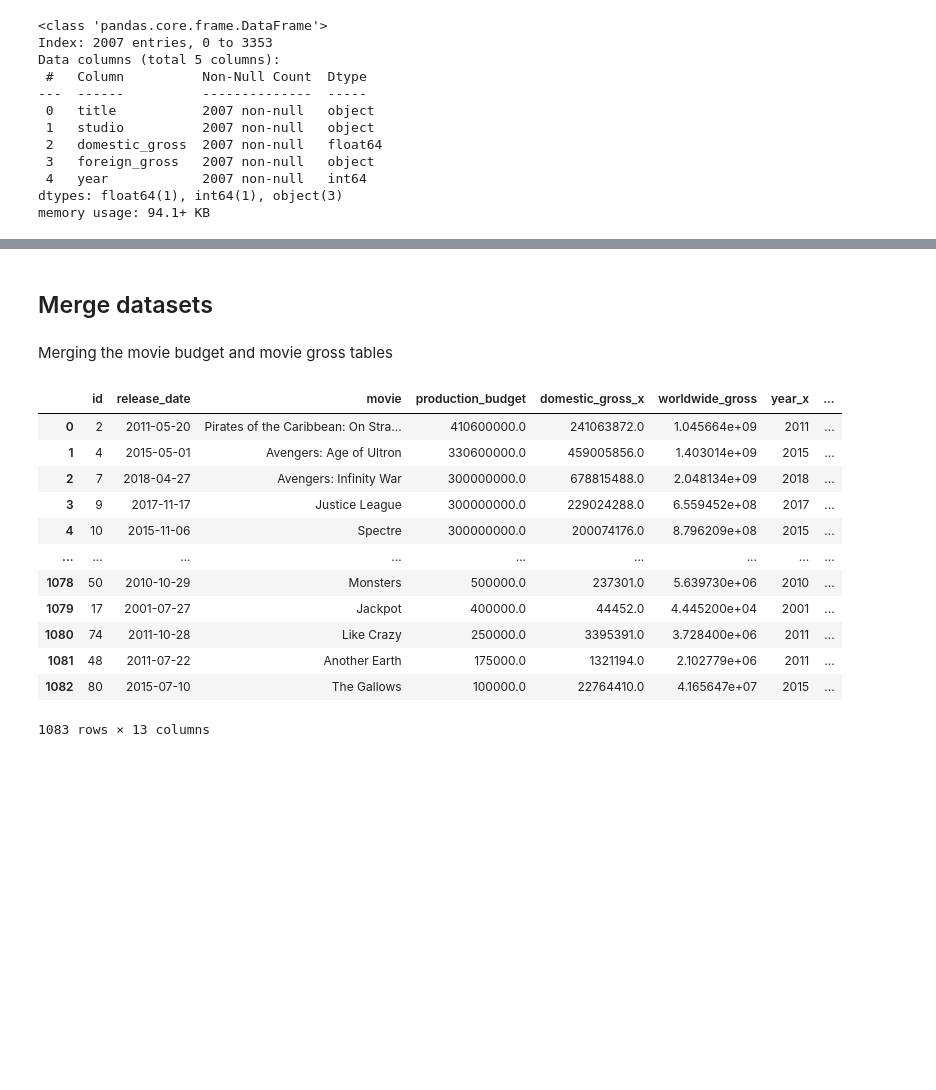
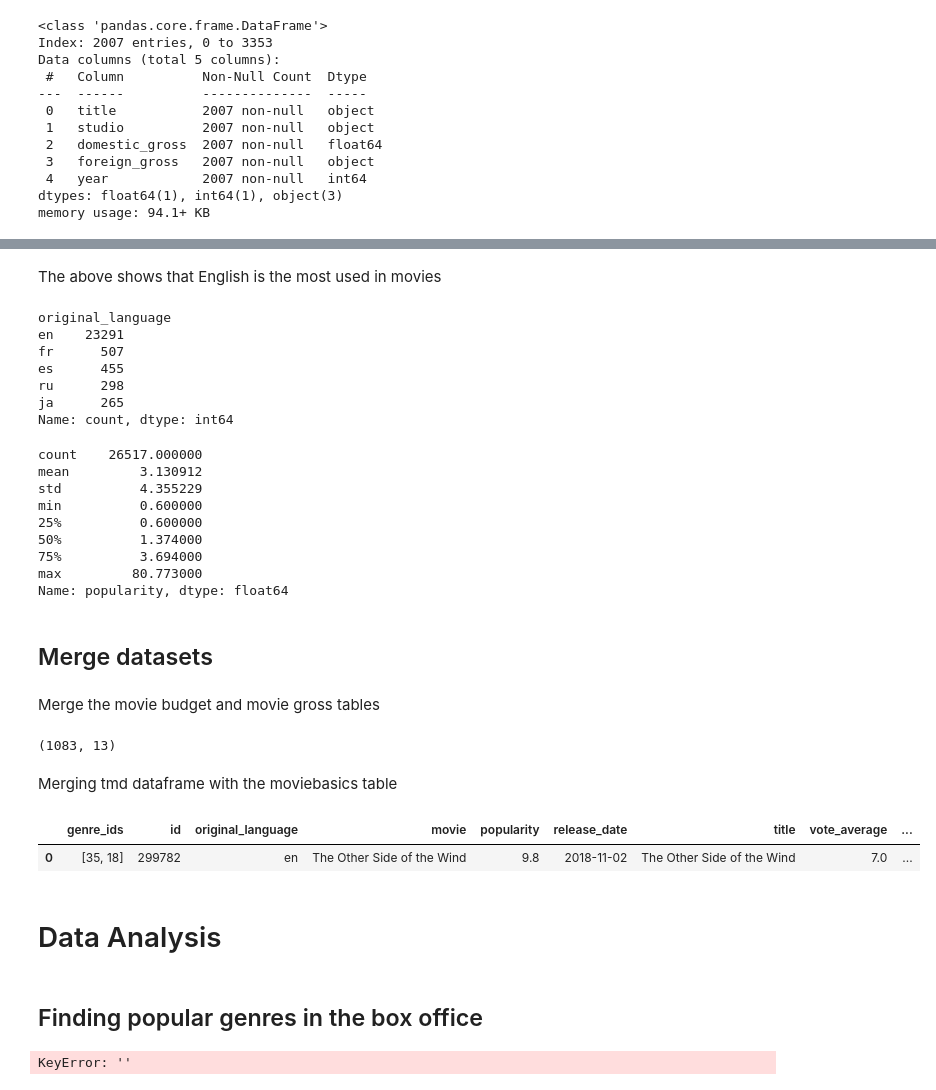
Before and after one commit to SirIan71/Movie-Data-Analysis, a Jupyter notebook: student.ipynb, the cells around one changed output, grey strips where cells are left out. Cells and saved outputs as stored; diff of their text form; code cells hidden in the pictures; blank space fills up the shorter version.

```diff
--- a/student.ipynb
+++ b/student.ipynb
@@ -413,22 +493,53 @@ movie_gross
+# %% [markdown]
+The above shows that English is the most used in movies
+# %%
+# check most used language
+tmd_movie['original_language'].value_counts().head()
+# %% [output]
+original_language
+en    23291
+fr      507
+es      455
+ru      298
+ja      265
+Name: count, dtype: int64
+# %%
+# check popularity maximum value
+tmd_movie['popularity'].describe()
+# %% [output]
+count    26517.000000
+mean         3.130912
+std          4.355229
+min          0.600000
+25%          0.600000
+50%          1.374000
+75%          3.694000
+max         80.773000
+Name: popularity, dtype: float64
 # %% [markdown]
 ## Merge datasets
 # %% [markdown]
-Merging the movie budget and movie gross tables
+Merge the movie budget and movie gross tables
+# %%
+# rename column title to movie before merging
+movie_gross.rename(columns={'title':'movie'}, inplace=True)
+movie_basics.rename(columns={'original_title': 'movie'}, inplace=True)
+tmd_movie.rename(columns={'original_title': 'movie'}, inplace=True)
 # %%
 budget_and_gross = movie_budget.merge(movie_gross, how = 'inner', on ='movie')
 # %%
-budget_and_gross
+budget_and_gross.shape
 # %% [output]
-|  | id | release_date | movie | production_budget | domestic_gross_x | worldwide_gross | year_x | ... |
-| 0 | 2 | 2011-05-20 | Pirates of the Caribbean: On Stra... | 410600000.0 | 241063872.0 | 1.045664e+09 | 2011 | ... |
-| 1 | 4 | 2015-05-01 | Avengers: Age of Ultron | 330600000.0 | 459005856.0 | 1.403014e+09 | 2015 | ... |
-| 2 | 7 | 2018-04-27 | Avengers: Infinity War | 300000000.0 | 678815488.0 | 2.048134e+09 | 2018 | ... |
-| 3 | 9 | 2017-11-17 | Justice League | 300000000.0 | 229024288.0 | 6.559452e+08 | 2017 | ... |
-| 4 | 10 | 2015-11-06 | Spectre | 300000000.0 | 200074176.0 | 8.796209e+08 | 2015 | ... |
-| ... | ... | ... | ... | ... | ... | ... | ... | ... |
-| 1078 | 50 | 2010-10-29 | Monsters | 500000.0 | 237301.0 | 5.639730e+06 | 2010 | ... |
-| 1079 | 17 | 2001-07-27 | Jackpot | 400000.0 | 44452.0 | 4.445200e+04 | 2001 | ... |
-| 1080 | 74 | 2011-10-28 | Like Crazy | 250000.0 | 3395391.0 | 3.728400e+06 | 2011 | ... |
-| 1081 | 48 | 2011-07-22 | Another Earth | 175000.0 | 1321194.0 | 2.102779e+06 | 2011 | ... |
-| 1082 | 80 | 2015-07-10 | The Gallows | 100000.0 | 22764410.0 | 4.165647e+07 | 2015 | ... |
-1083 rows × 13 columns
+(1083, 13)
+# %% [markdown]
+Merging tmd dataframe with the moviebasics table
+# %%
+popularity_ratings_df = pd.merge(tmd_movie,movie_basics, how = 'inner', on ='movie')
+popularity_ratings_df
+# %% [output]
+|  | genre_ids | id | original_language | movie | popularity | release_date | title | vote_average | ... |
+| 0 | [35, 18] | 299782 | en | The Other Side of the Wind | 9.8 | 2018-11-02 | The Other Side of the Wind | 7.0 | ... |
+# %% [markdown]
+# Data Analysis
+# %% [markdown]
+## Finding popular genres in the box office
@@ -434,0 +548,5 @@ budget_and_gross
+# %%
+top_genres = [genre.split(',') for genre in popular[''] ]
+top_genres
+# %% [output]
+KeyError: ''
```
Also changed, not shown: parts of 19 cells of this notebook.
